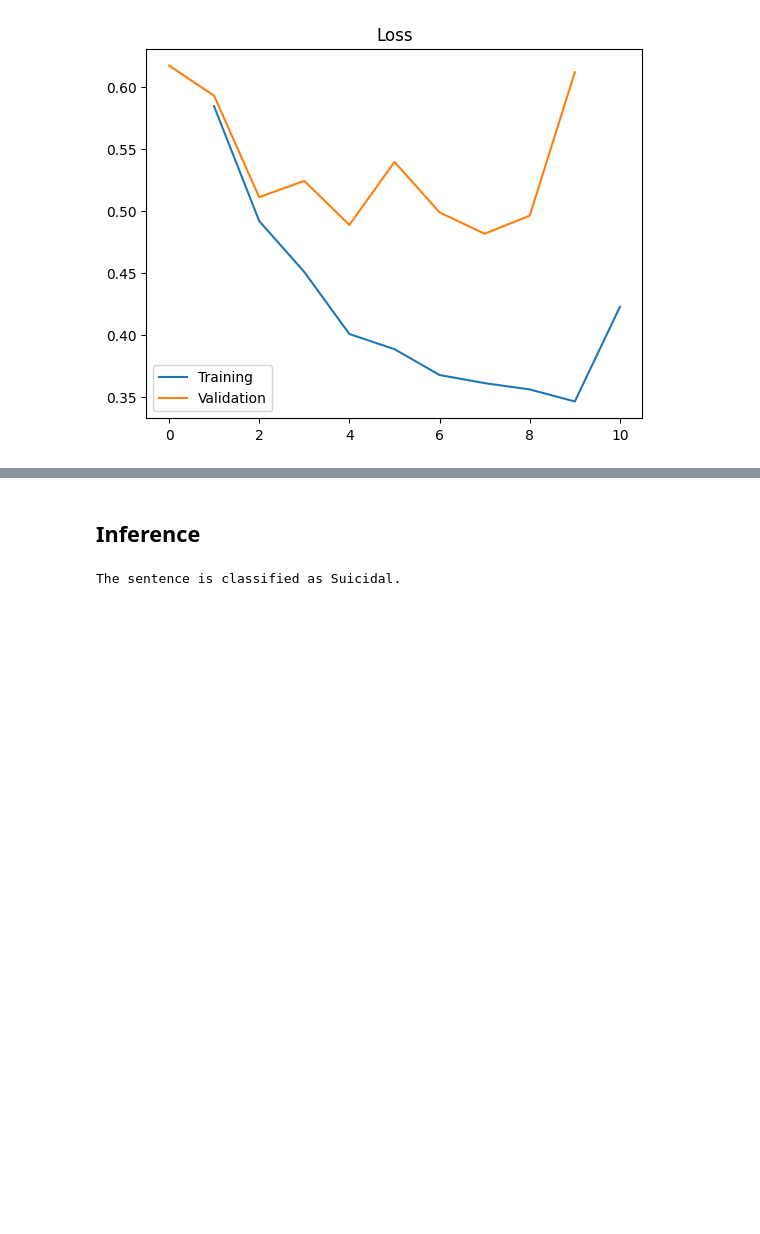
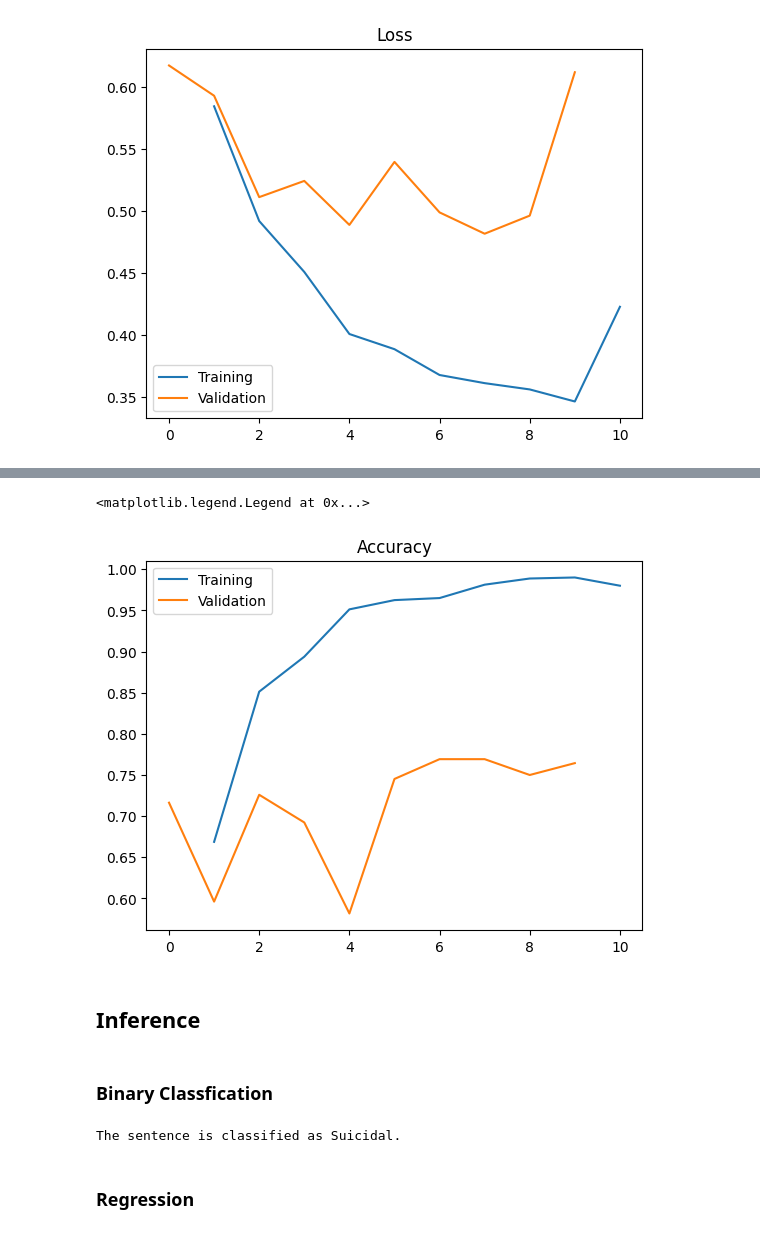
Before and after one commit to seij001/suicidal_tweet_detection, a Jupyter notebook: LSTM.ipynb, the cells around one changed output, grey strips where cells are left out. Drawn from its saved outputs; the diff is of its cells as text; code cells hidden in the pictures; blank space fills up the shorter version.

Commit message:
Modify the LSTM model to also run for regression

```diff
--- a/LSTM.ipynb
+++ b/LSTM.ipynb
@@ -252,0 +244,14 @@ plt.legend(("Training", "Validation"))
+# %%
+regression = LSTM(len(word_map), embedding_dim, hidden_dim, output_dim, n_layers, bidirectional, dropout)
+criterion = nn.BCELoss()
+optimizer = optim.Adam(regression.parameters(), lr=0.001)
+
+# Training loop
+device = torch.device('cuda' if torch.cuda.is_available() else 'cpu')
+regression = regression.to(device)
+# %%
+def re_accuracy(preds, y, threshold=0.5):
+    rounded_preds = (preds > threshold).float()  # Convert probabilities to binary predictions
+    correct = (rounded_preds == y).float()
+    acc = correct.sum() / len(correct)
+    return acc
@@ -252,0 +303,22 @@ plt.legend(("Training", "Validation"))
+# %%
+EPOCH_NUMBER = 10
+t_acc = []
+t_loss = []
+v_acc = []
+v_loss = []
+
+for epoch in range(1,EPOCH_NUMBER+1):
+
+    train_loss,train_acc = re_train(regression,train_loader,optimizer,criterion)
+
+    valid_loss,valid_acc = re_evaluate(regression,test_loader,criterion)
+
+    t_acc.append(train_acc)
+    t_loss.append(train_loss)
+    v_acc.append(valid_acc)
+    v_loss.append(valid_loss)
+
+    print("Epoch", epoch)
+    print(f'\tTrain Loss: {train_loss:.3f} | Train Acc: {train_acc*100:.2f}%')
+    print(f'\t Val. Loss: {valid_loss:.3f} |  Val. Acc: {valid_acc*100:.2f}%')
+    print()
@@ -253,5 +343,14 @@ plt.legend(("Training", "Validation"))
+# %%
+plt.plot(range(1, EPOCH_NUMBER+1), t_acc, v_acc)
+plt.title("Accuracy")
+plt.legend(("Training", "Validation"))
+# %% [output]
+<matplotlib.legend.Legend at 0x...>
+[figure, added]
 # %% [markdown]
 ## Inference
+# %% [markdown]
+### Binary Classfication
 # %%
 def predict_sentence(sentence, model, word_map, device):
     # Preprocess the sentence
@@ -278,3 +377,5 @@ result = predict_sentence(sentence, model, word_map, device)
 print(result)
 # %% [output]
 The sentence is classified as Suicidal.
+# %% [markdown]
+### Regression
```
Also changed, not shown: parts of 9 cells of this notebook.
